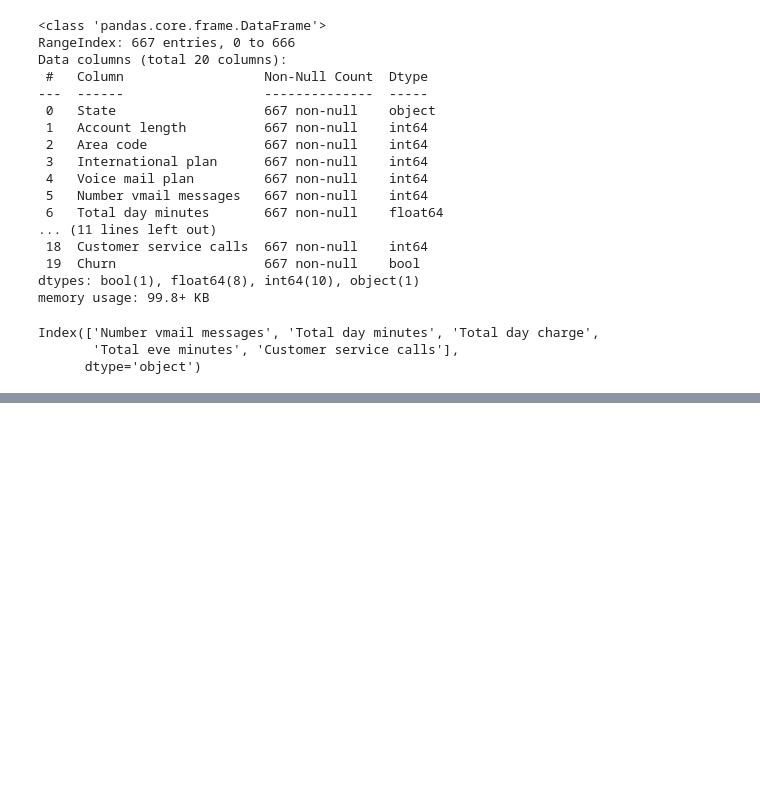
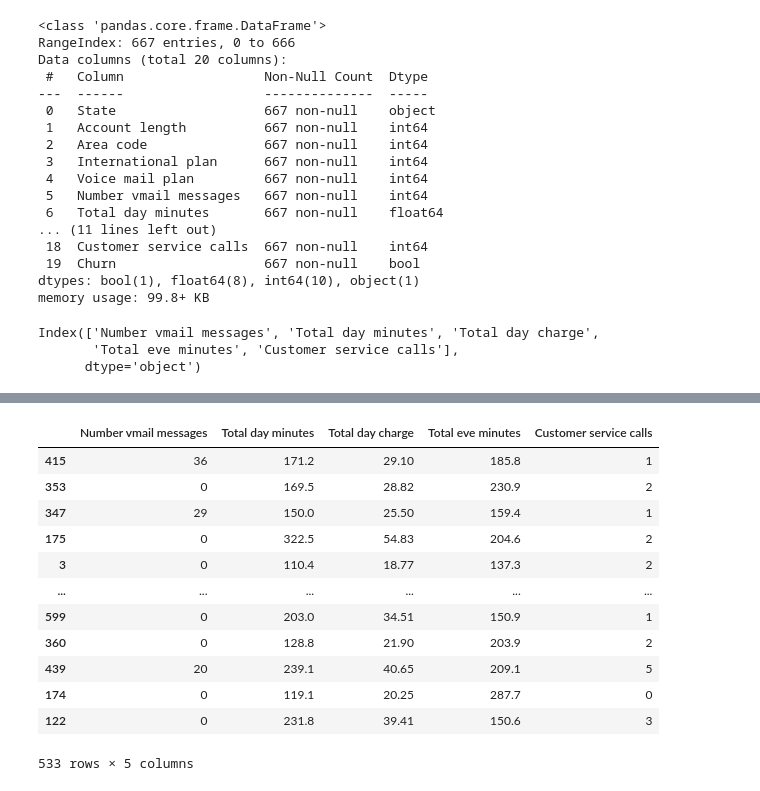
Before and after one commit to Ayomide906/MyProjects, a Jupyter notebook: Project3/logistic_regression.ipynb, the cells around one changed output, grey strips where cells are left out. Cells and saved outputs as stored; diff of their text form; code cells hidden in the pictures; blank space fills up the shorter version.

```diff
--- a/Project3/logistic_regression.ipynb
+++ b/Project3/logistic_regression.ipynb
@@ -188,0 +211,16 @@ Index(['Number vmail messages', 'Total day minutes', 'Total day charge',
+# %%
+X_train
+# %% [output]
+|  | Number vmail messages | Total day minutes | Total day charge | Total eve minutes | Customer service calls |
+| 415 | 36 | 171.2 | 29.10 | 185.8 | 1 |
+| 353 | 0 | 169.5 | 28.82 | 230.9 | 2 |
+| 347 | 29 | 150.0 | 25.50 | 159.4 | 1 |
+| 175 | 0 | 322.5 | 54.83 | 204.6 | 2 |
+| 3 | 0 | 110.4 | 18.77 | 137.3 | 2 |
+| ... | ... | ... | ... | ... | ... |
+| 599 | 0 | 203.0 | 34.51 | 150.9 | 1 |
+| 360 | 0 | 128.8 | 21.90 | 203.9 | 2 |
+| 439 | 20 | 239.1 | 40.65 | 209.1 | 5 |
+| 174 | 0 | 119.1 | 20.25 | 287.7 | 0 |
+| 122 | 0 | 231.8 | 39.41 | 150.6 | 3 |
+533 rows × 5 columns
```
Also changed, not shown: parts of 11 cells of this notebook.
